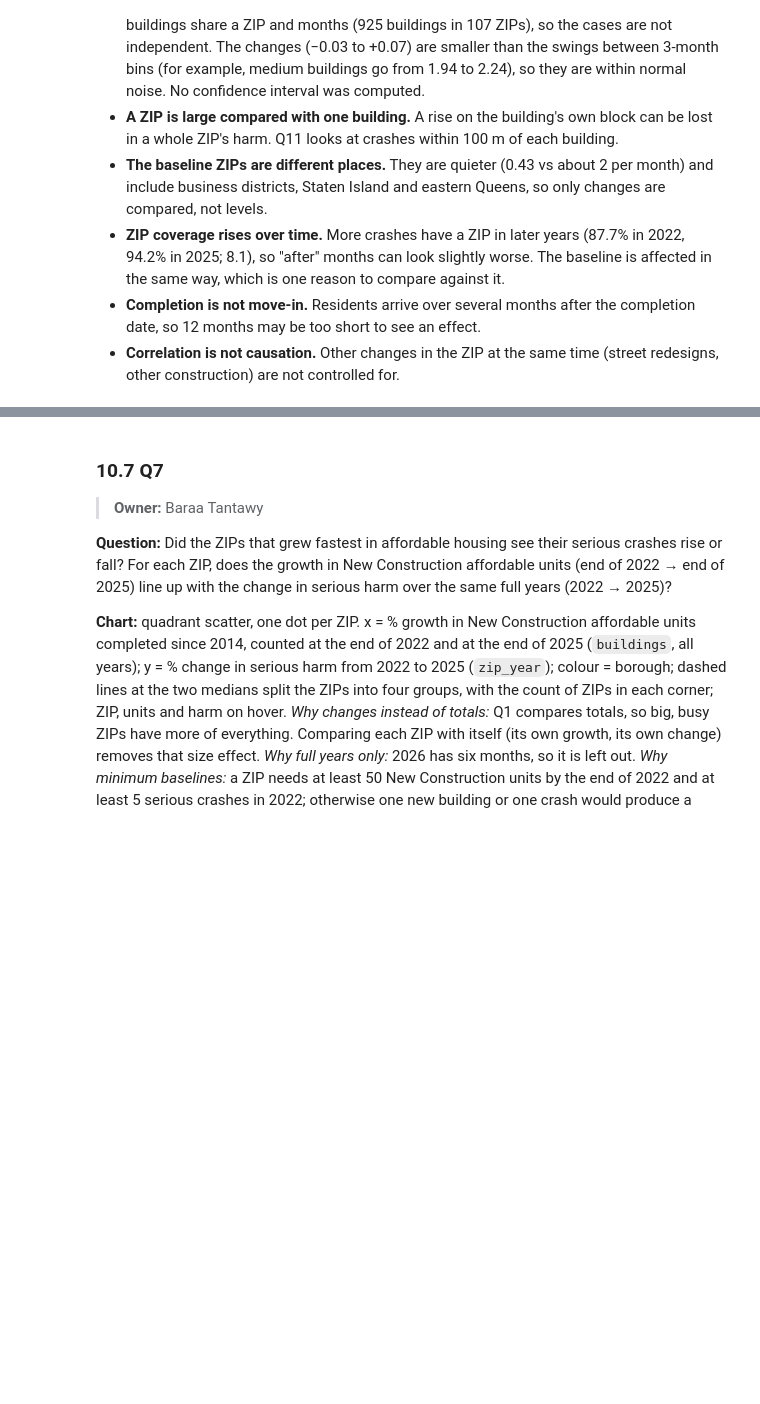
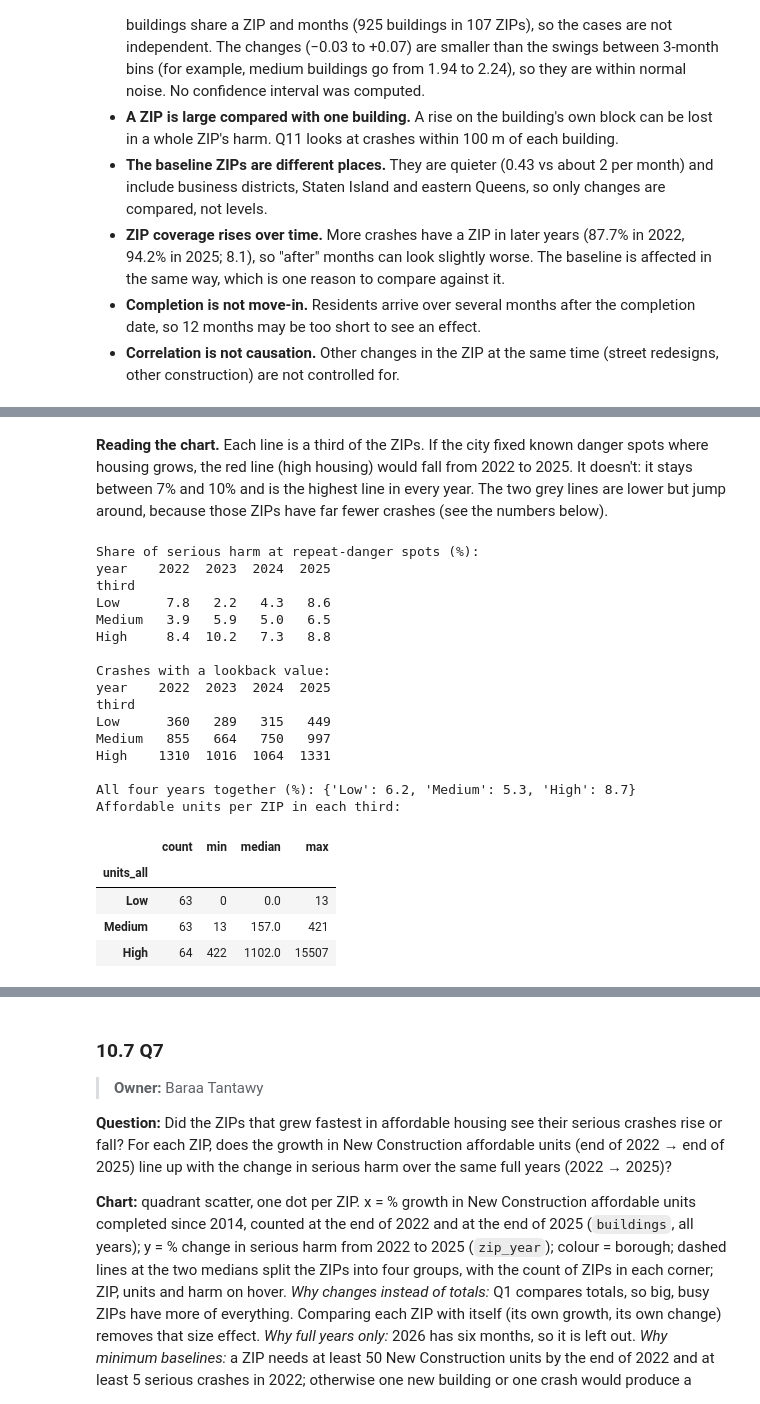
Before and after one commit to mohamednazmy23/nyc-housing-street-safety, a Jupyter notebook: notebooks/nyc_dev_project.ipynb, the cells around one changed output, grey strips where cells are left out. Drawn from its saved outputs; the diff is of its cells as text; code cells hidden in the pictures; blank space fills up the shorter version.

```diff
--- a/notebooks/nyc_dev_project.ipynb
+++ b/notebooks/nyc_dev_project.ipynb
@@ -2451 +2507,38 @@ Average serious harm per ZIP per month, 12 months before vs after completion:
+# %% [markdown]
+**Reading the chart.** Each line is a third of the ZIPs. If the city fixed known danger spots where housing grows, the red line (high housing) would fall from 2022 to 2025. It doesn't: it stays between 7% and 10% and is the highest line in every year. The two grey lines are lower but jump around, because those ZIPs have far fewer crashes (see the numbers below).
+# %%
+from charts import q4_repeat_shares
+
+repeat_table = q4_repeat_shares(data, DEFAULT_FILTERS)
+print("Share of serious harm at repeat-danger spots (%):")
+print(repeat_table.pivot(index="third", columns="year", values="share").round(1), "\n")
+print("Crashes with a lookback value:")
+print(repeat_table.pivot(index="third", columns="year", values="crashes"), "\n")
+pooled = repeat_table.groupby("third", observed=True)[["repeat_weight", "weight"]].sum()
+print("All four years together (%):", (pooled["repeat_weight"] / pooled["weight"] * 100).round(1).to_dict())
+groups, per_zip = zip_housing_groups(data, DEFAULT_FILTERS, 3, ["Low", "Medium", "High"], use=("borough",))
+print("Affordable units per ZIP in each third:")
+per_zip.groupby(groups, observed=True).agg(["count", "min", "median", "max"])
+# %% [output]
+Share of serious harm at repeat-danger spots (%):
+year    2022  2023  2024  2025
+third
+Low      7.8   2.2   4.3   8.6
+Medium   3.9   5.9   5.0   6.5
+High     8.4  10.2   7.3   8.8
+
+Crashes with a lookback value:
+year    2022  2023  2024  2025
+third
+Low      360   289   315   449
+Medium   855   664   750   997
+High    1310  1016  1064  1331
+
+All four years together (%): {'Low': 6.2, 'Medium': 5.3, 'High': 8.7}
+Affordable units per ZIP in each third:
+|  | count | min | median | max |
+| units_all |  |  |  |  |
+| Low | 63 | 0 | 0.0 | 13 |
+| Medium | 63 | 13 | 157.0 | 421 |
+| High | 64 | 422 | 1102.0 | 15507 |
 # %% [markdown]
```
Also changed, not shown: parts of 41 cells of this notebook, 5 other files.
